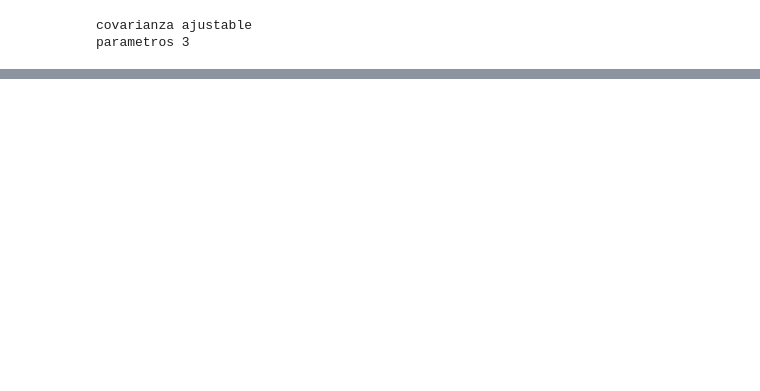
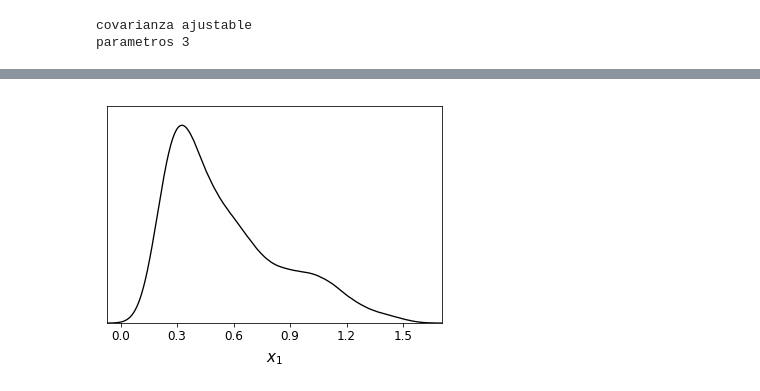
Before and after one commit to fluowhy/MCMC-methods, a Jupyter notebook: mcmc.ipynb, the cells around one changed output, grey strips where cells are left out. Cells and saved outputs as stored; diff of their text form; code cells hidden in the pictures; blank space fills up the shorter version.

```diff
--- a/mcmc.ipynb
+++ b/mcmc.ipynb
@@ -481,0 +409,4 @@ NameError: name 'o' is not defined
+# %%
+g.plot_1d(samples, 'x1')
+# %% [output]
+[figure, added]
```
Also changed, not shown: parts of 9 cells of this notebook.
